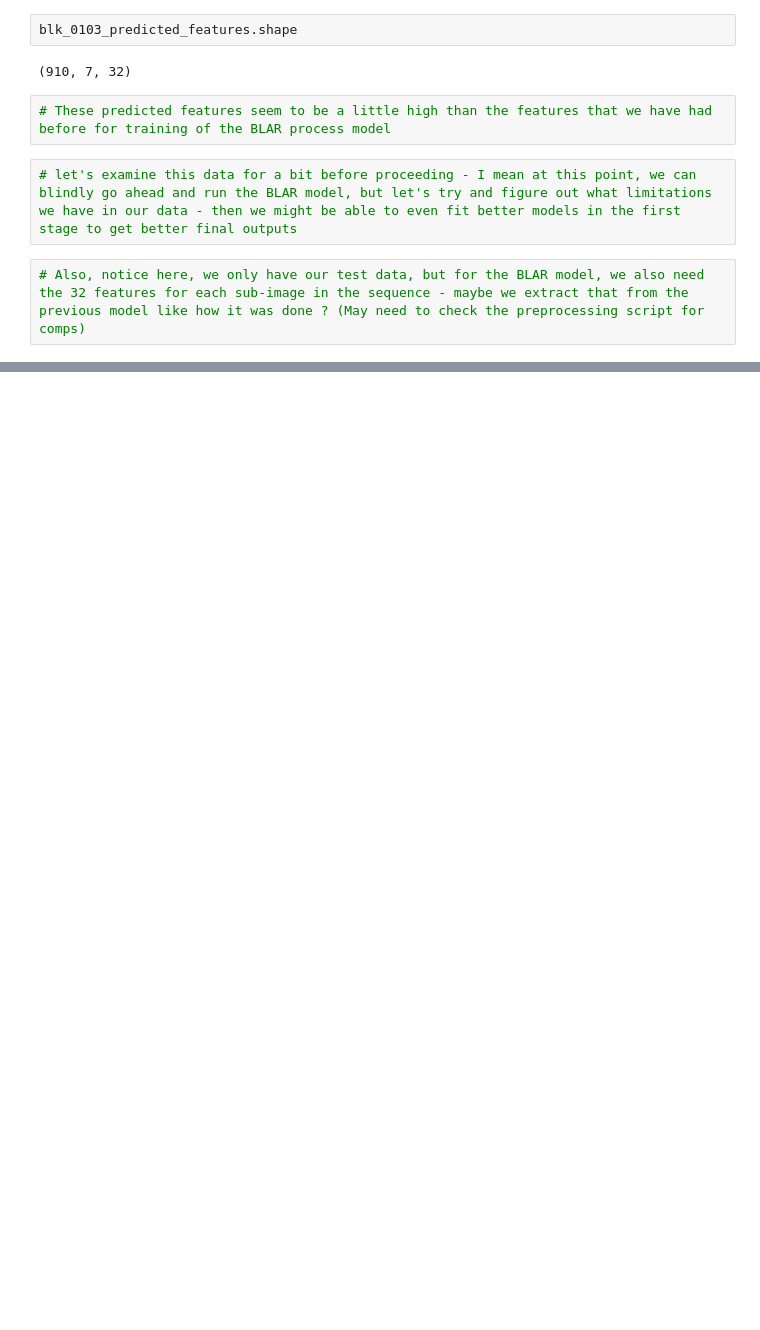
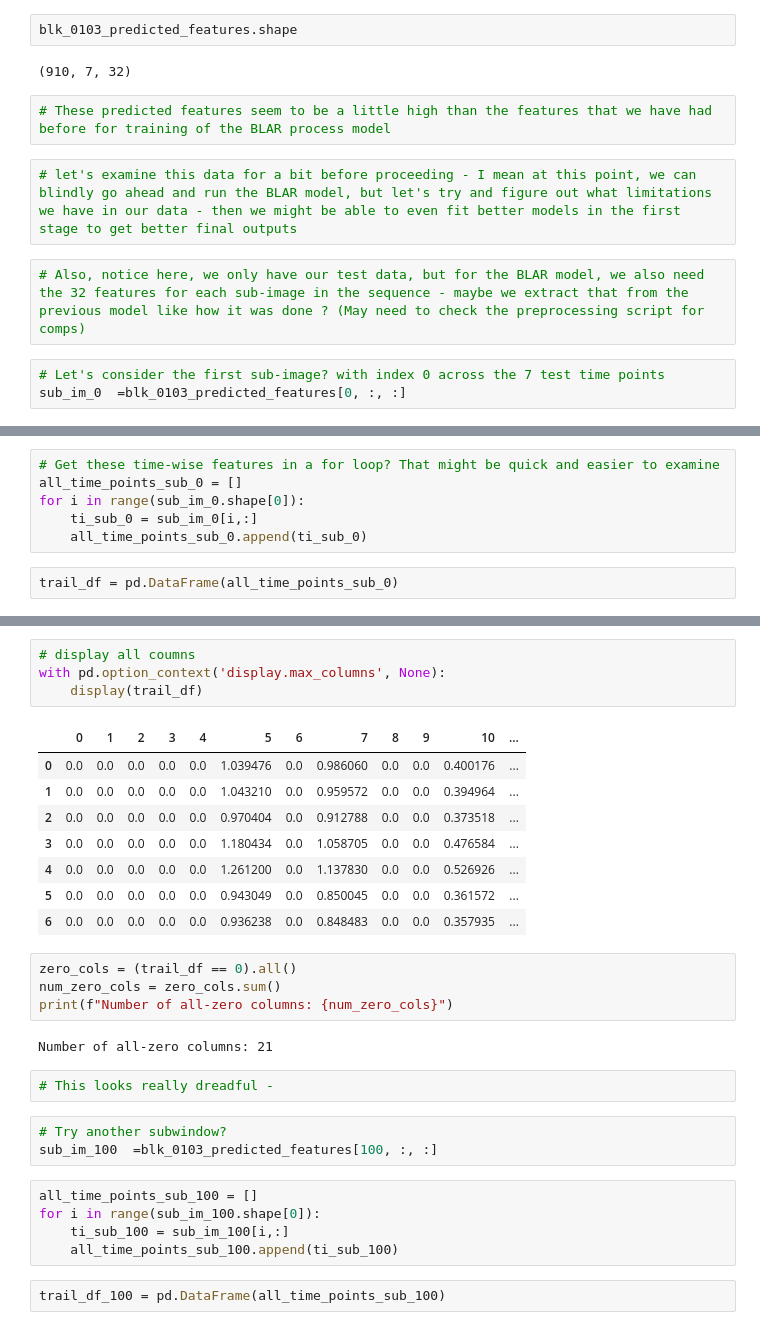
Before and after one commit to Gayara-Fernando/CNN_seq2seq_model, a Jupyter notebook: Ranodom_work.ipynb, the cells around one changed output, grey strips where cells are left out. Saved outputs shown, nothing was run; the diff lists cells and outputs as text; blank space fills up the shorter version.

Commit message:
Examining the predicted values

```diff
--- a/Ranodom_work.ipynb
+++ b/Ranodom_work.ipynb
@@ -69,3 +70,6 @@ blk_0103_predicted_features.shape
 # let's examine this data for a bit before proceeding - I mean at this point, we can blindly go ahead and run the BLAR model, but let's try and figure out what limitations we have in our data - then we might be able to even fit better models in the first stage to get better final outputs
 # %%
 # Also, notice here, we only have our test data, but for the BLAR model, we also need the 32 features for each sub-image in the sequence - maybe we extract that from the previous model like how it was done ? (May need to check the preprocessing script for comps)
+# %%
+# Let's consider the first sub-image? with index 0 across the 7 test time points
+sub_im_0  =blk_0103_predicted_features[0, :, :]
@@ -71,0 +107,8 @@ blk_0103_predicted_features.shape
+# %%
+# Get these time-wise features in a for loop? That might be quick and easier to examine
+all_time_points_sub_0 = []
+for i in range(sub_im_0.shape[0]):
+    ti_sub_0 = sub_im_0[i,:]
+    all_time_points_sub_0.append(ti_sub_0)
+# %%
+trail_df = pd.DataFrame(all_time_points_sub_0)
@@ -71,0 +126,31 @@ blk_0103_predicted_features.shape
+# %%
+# display all coumns
+with pd.option_context('display.max_columns', None):
+    display(trail_df)
+# %% [output]
+|  | 0 | 1 | 2 | 3 | 4 | 5 | 6 | 7 | 8 | 9 | 10 | ... |
+| 0 | 0.0 | 0.0 | 0.0 | 0.0 | 0.0 | 1.039476 | 0.0 | 0.986060 | 0.0 | 0.0 | 0.400176 | ... |
+| 1 | 0.0 | 0.0 | 0.0 | 0.0 | 0.0 | 1.043210 | 0.0 | 0.959572 | 0.0 | 0.0 | 0.394964 | ... |
+| 2 | 0.0 | 0.0 | 0.0 | 0.0 | 0.0 | 0.970404 | 0.0 | 0.912788 | 0.0 | 0.0 | 0.373518 | ... |
+| 3 | 0.0 | 0.0 | 0.0 | 0.0 | 0.0 | 1.180434 | 0.0 | 1.058705 | 0.0 | 0.0 | 0.476584 | ... |
+| 4 | 0.0 | 0.0 | 0.0 | 0.0 | 0.0 | 1.261200 | 0.0 | 1.137830 | 0.0 | 0.0 | 0.526926 | ... |
+| 5 | 0.0 | 0.0 | 0.0 | 0.0 | 0.0 | 0.943049 | 0.0 | 0.850045 | 0.0 | 0.0 | 0.361572 | ... |
+| 6 | 0.0 | 0.0 | 0.0 | 0.0 | 0.0 | 0.936238 | 0.0 | 0.848483 | 0.0 | 0.0 | 0.357935 | ... |
+# %%
+zero_cols = (trail_df == 0).all()
+num_zero_cols = zero_cols.sum()
+print(f"Number of all-zero columns: {num_zero_cols}")
+# %% [output]
+Number of all-zero columns: 21
+# %%
+# This looks really dreadful -
+# %%
+# Try another subwindow?
+sub_im_100  =blk_0103_predicted_features[100, :, :]
+# %%
+all_time_points_sub_100 = []
+for i in range(sub_im_100.shape[0]):
+    ti_sub_100 = sub_im_100[i,:]
+    all_time_points_sub_100.append(ti_sub_100)
+# %%
+trail_df_100 = pd.DataFrame(all_time_points_sub_100)
```
Also changed, not shown: parts of 21 cells of this notebook.
